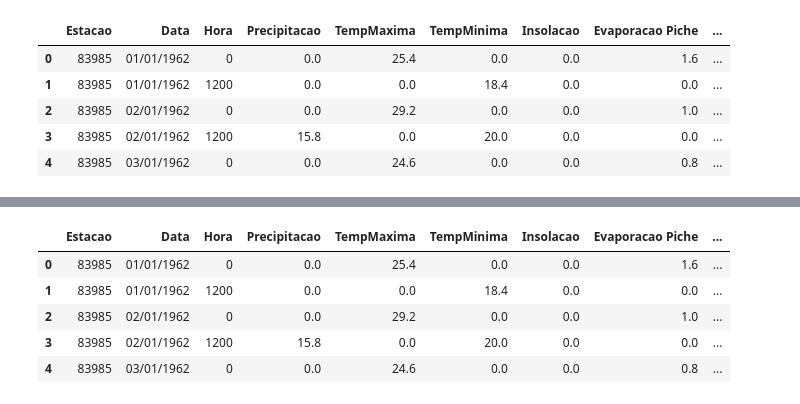
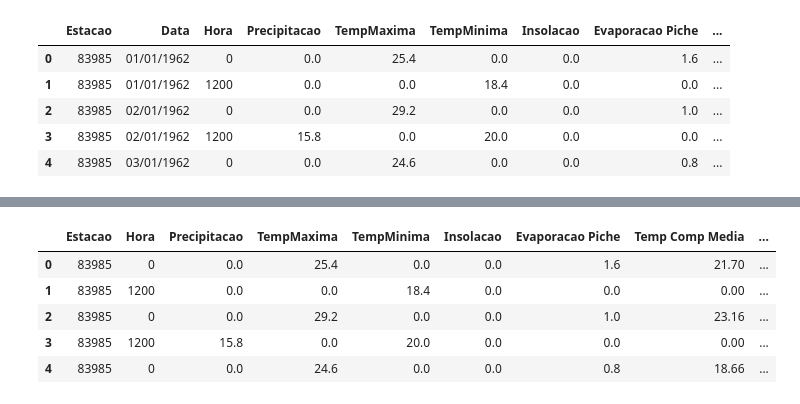
Before and after one commit to jvitorfromhell/icd-meteorologia, a Jupyter notebook: analise.ipynb, the cells around one changed output, grey strips where cells are left out. Cells and saved outputs as stored; diff of their text form; code cells hidden in the pictures.

Commit message:
Exploracao dos Dados, Limpeza e Analise 1.0

```diff
--- a/analise.ipynb
+++ b/analise.ipynb
@@ -39,15 +40,18 @@ memory usage: 2.0+ MB
 # %%
 # Transforma Data string em numerica
 
 dados['Dia'] = dados.Data.apply(lambda data : data.split('/')[0])
 dados['Mes'] = dados.Data.apply(lambda data : data.split('/')[1])
 dados['Ano'] = dados.Data.apply(lambda data : data.split('/')[2])
 
+# Remove data string
+dados = dados.drop(['Data'], axis=1)
+
 dados.head()
 # %% [output]
-|  | Estacao | Data | Hora | Precipitacao | TempMaxima | TempMinima | Insolacao | Evaporacao Piche | ... |
-| 0 | 83985 | 01/01/1962 | 0 | 0.0 | 25.4 | 0.0 | 0.0 | 1.6 | ... |
-| 1 | 83985 | 01/01/1962 | 1200 | 0.0 | 0.0 | 18.4 | 0.0 | 0.0 | ... |
-| 2 | 83985 | 02/01/1962 | 0 | 0.0 | 29.2 | 0.0 | 0.0 | 1.0 | ... |
-| 3 | 83985 | 02/01/1962 | 1200 | 15.8 | 0.0 | 20.0 | 0.0 | 0.0 | ... |
-| 4 | 83985 | 03/01/1962 | 0 | 0.0 | 24.6 | 0.0 | 0.0 | 0.8 | ... |
+|  | Estacao | Hora | Precipitacao | TempMaxima | TempMinima | Insolacao | Evaporacao Piche | Temp Comp Media | ... |
+| 0 | 83985 | 0 | 0.0 | 25.4 | 0.0 | 0.0 | 1.6 | 21.70 | ... |
+| 1 | 83985 | 1200 | 0.0 | 0.0 | 18.4 | 0.0 | 0.0 | 0.00 | ... |
+| 2 | 83985 | 0 | 0.0 | 29.2 | 0.0 | 0.0 | 1.0 | 23.16 | ... |
+| 3 | 83985 | 1200 | 15.8 | 0.0 | 20.0 | 0.0 | 0.0 | 0.00 | ... |
+| 4 | 83985 | 0 | 0.0 | 24.6 | 0.0 | 0.0 | 0.8 | 18.66 | ... |
```
Also changed, not shown: parts of 6 cells of this notebook.
